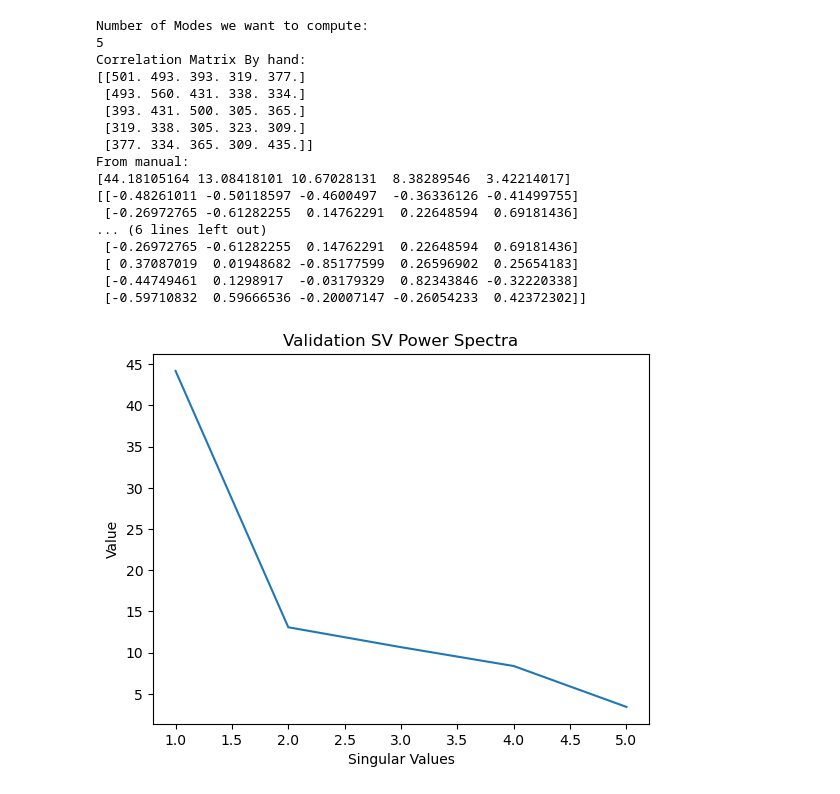
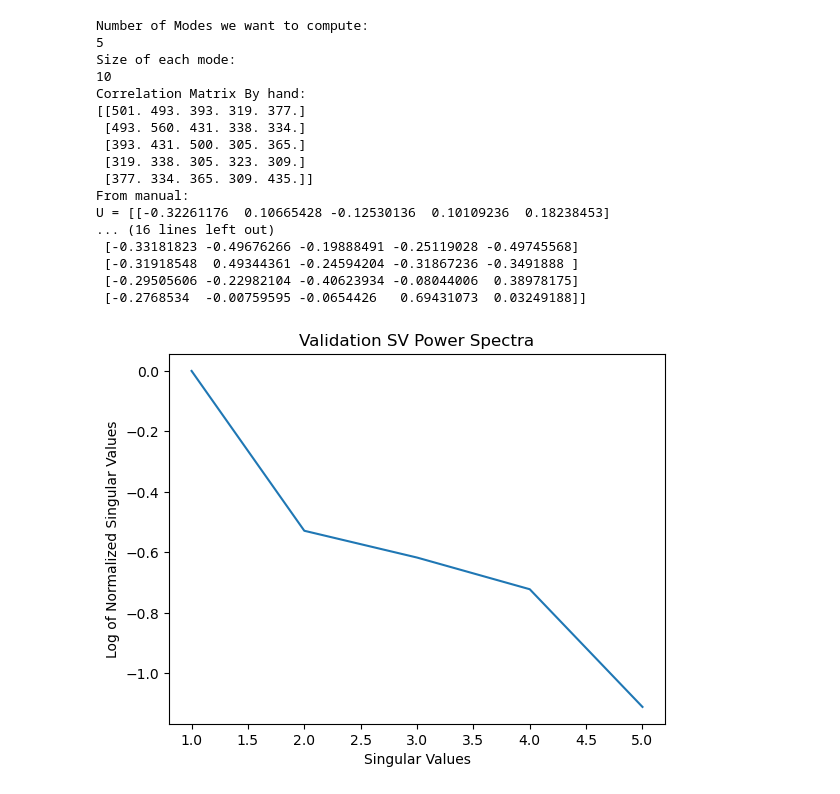
Before and after one commit to mquan2k2/ROM-Heart-Valve, a Jupyter notebook: POD.ipynb, the cells around one changed output. Saved outputs shown, nothing was run; the diff lists cells and outputs as text; code cells hidden in the pictures.

```diff
--- a/POD.ipynb
+++ b/POD.ipynb
@@ -30,7 +30,9 @@ def read_variables_to_globals(filename):
 #       ->
 def POD_regular(ProjectName, NumSS, NumModes):
     # NumSS == Number of Snapshots -> Determines how big the square matrix is
+
     corr = np.zeros((NumSS, NumSS))  # Initialize correlation matrix
+    ModeSize = 0 # Intialize the size of each mode
 
     # Perform every dot product combo on the column snapshots in order to build the correlation matrix
     for i in range(NumSS):
@@ -44,11 +46,17 @@ def POD_regular(ProjectName, NumSS, NumModes):
             snap_a = np.loadtxt(snap_filename_a)
             snap_b = np.loadtxt(snap_filename_b)
 
+            if i == 0 and j == 0:
+                ModeSize = len(snap_a)
+
             corr[i, j] = np.dot(snap_a, snap_b)
             corr[j, i] = corr[i, j]       # fill symmetric entry
 
     print("Number of Modes we want to compute:")
     print(NumModes)
+
+    print("Size of each mode:")
+    print(ModeSize)
 
     print("Correlation Matrix By hand:")
     print(corr)
@@ -59,13 +67,26 @@ def POD_regular(ProjectName, NumSS, NumModes):
 
     Vt = np.transpose(tempModes)
     S = np.sqrt(eig_corr)
-
     S = S[::-1]
 
+    U = np.zeros((ModeSize, NumModes))
+
+    for k in range(NumModes): # Loop to calculate each mode: A*V*sigma^-1
+        mode_init = np.zeros(ModeSize)
+        # Loop over all snapshots to perform A*V
+        for i in range(NumSS):
+            snapshot_id = i + 1
+            snap_filename = ProjectName + "_SnapShot_"  + str(snapshot_id) + ".txt"
+            snapshot = np.loadtxt(snap_filename)
+
+            mode_init = mode_init + snapshot*Vt[k,i]*S[k]**(-1)
+
+        U[:, k] = mode_init
+
     print("From manual:")
-    print(S)
-    print(Vt)
-
+    print("U =", U)
+    #print("S =", S)
+    #print("V^T =", Vt)
 
     # # Validate Correlation Matrix through direct computation
     # snapshot_mat_full =  np.loadtxt("ToyData_Snapshot_Mat.txt")
@@ -74,7 +95,7 @@ def POD_regular(ProjectName, NumSS, NumModes):
     # print("Correlation Matrix for Validation:")
     # print(corr_val)
 
-    return S, Vt
+    return U, S, Vt
 # %%
 # This Block is for validating the above block to make sure that what it is outputting makes sense
 def POD_regular_validate(ProjectName):
@@ -92,11 +115,11 @@ def plot_singular(S, titlename):
     # Create the plot
 
     x = np.arange(1, len(S) + 1)
-    plt.plot(x, S)
+    plt.plot(x, np.log10(S / np.max(S)))
 
     # Add labels and title
     plt.xlabel('Singular Values')
-    plt.ylabel('Value')
+    plt.ylabel('Log of Normalized Singular Values')
     plt.title(titlename)
 
     # Show the plot
@@ -104,37 +129,37 @@ def plot_singular(S, titlename):
 # %%
 def main(ProjectName, NumSS, NumModes):
     # SVD for computation of
-    S, Vt = POD_regular(ProjectName, NumSS, NumModes)
+    U, S, Vt = POD_regular(ProjectName, NumSS, NumModes)
     # SVD on complete matrix for validation
     U_val, S_val, Vt_val = POD_regular_validate(ProjectName)
 
-    return S, Vt, U_val, S_val, Vt_val
+    return U, S, Vt, U_val, S_val, Vt_val
 # %%
 if __name__ == "__main__":
     # Read Variables
     inputs = read_variables_to_globals("input_POD.txt")
 
-    S, Vt, U_val, S_val, Vt_val = main(ProjectName, 5, 5)
+    U, S, Vt, U_val, S_val, Vt_val = main(ProjectName, NumSS, NumModes)
 
     plot_singular(S_val, 'Validation SV Power Spectra')
 
     plot_singular(S, 'Manual SV Power Spectra')
 # %% [output]
 Number of Modes we want to compute:
 5
+Size of each mode:
+10
 Correlation Matrix By hand:
 [[501. 493. 393. 319. 377.]
  [493. 560. 431. 338. 334.]
  [393. 431. 500. 305. 365.]
  [319. 338. 305. 323. 309.]
  [377. 334. 365. 309. 435.]]
 From manual:
-[44.18105164 13.08418101 10.67028131  8.38289546  3.42214017]
-[[-0.48261011 -0.50118597 -0.4600497  -0.36336126 -0.41499755]
- [-0.26972765 -0.61282255  0.14762291  0.22648594  0.69181436]
-... (6 lines left out)
- [-0.26972765 -0.61282255  0.14762291  0.22648594  0.69181436]
- [ 0.37087019  0.01948682 -0.85177599  0.26596902  0.25654183]
- [-0.44749461  0.1298917  -0.03179329  0.82343846 -0.32220338]
- [-0.59710832  0.59666536 -0.20007147 -0.26054233  0.42372302]]
+U = [[-0.32261176  0.10665428 -0.12530136  0.10109236  0.18238453]
+... (16 lines left out)
+ [-0.33181823 -0.49676266 -0.19888491 -0.25119028 -0.49745568]
+ [-0.31918548  0.49344361 -0.24594204 -0.31867236 -0.3491888 ]
+ [-0.29505606 -0.22982104 -0.40623934 -0.08044006  0.38978175]
+ [-0.2768534  -0.00759595 -0.0654426   0.69431073  0.03249188]]
-[figure, old version]
+[figure, new version]
```
Also changed, not shown: parts of 4 cells of this notebook.
